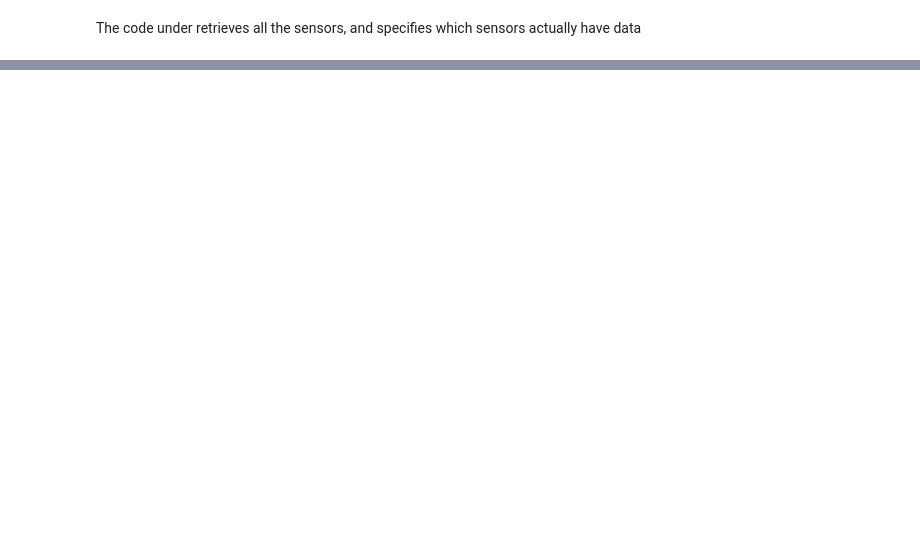
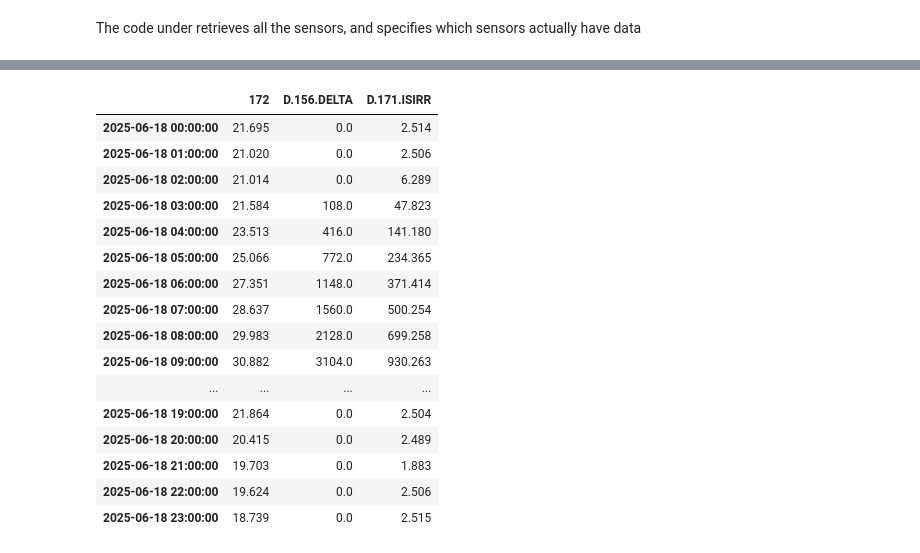
Before and after one commit to cmrafatg/auto-ml_Preprocessing, a Jupyter notebook: main.ipynb, the cells around one changed output, grey strips where cells are left out. Cells and saved outputs as stored; diff of their text form; code cells hidden in the pictures; blank space fills up the shorter version.

```diff
--- a/main.ipynb
+++ b/main.ipynb
@@ -1415,0 +1325,20 @@ CONVERGENCE: REL_REDUCTION_OF_F_<=_FACTR*EPSMCH
+# %%
+df.loc["2025-06-18"]
+# %% [output]
+|  | 172 | D.156.DELTA | D.171.ISIRR |
+| 2025-06-18 00:00:00 | 21.695 | 0.0 | 2.514 |
+| 2025-06-18 01:00:00 | 21.020 | 0.0 | 2.506 |
+| 2025-06-18 02:00:00 | 21.014 | 0.0 | 6.289 |
+| 2025-06-18 03:00:00 | 21.584 | 108.0 | 47.823 |
+| 2025-06-18 04:00:00 | 23.513 | 416.0 | 141.180 |
+| 2025-06-18 05:00:00 | 25.066 | 772.0 | 234.365 |
+| 2025-06-18 06:00:00 | 27.351 | 1148.0 | 371.414 |
+| 2025-06-18 07:00:00 | 28.637 | 1560.0 | 500.254 |
+| 2025-06-18 08:00:00 | 29.983 | 2128.0 | 699.258 |
+| 2025-06-18 09:00:00 | 30.882 | 3104.0 | 930.263 |
+| ... | ... | ... | ... |
+| 2025-06-18 19:00:00 | 21.864 | 0.0 | 2.504 |
+| 2025-06-18 20:00:00 | 20.415 | 0.0 | 2.489 |
+| 2025-06-18 21:00:00 | 19.703 | 0.0 | 1.883 |
+| 2025-06-18 22:00:00 | 19.624 | 0.0 | 2.506 |
+| 2025-06-18 23:00:00 | 18.739 | 0.0 | 2.515 |
```
Also changed, not shown: parts of 40 cells of this notebook, 26 other files.
